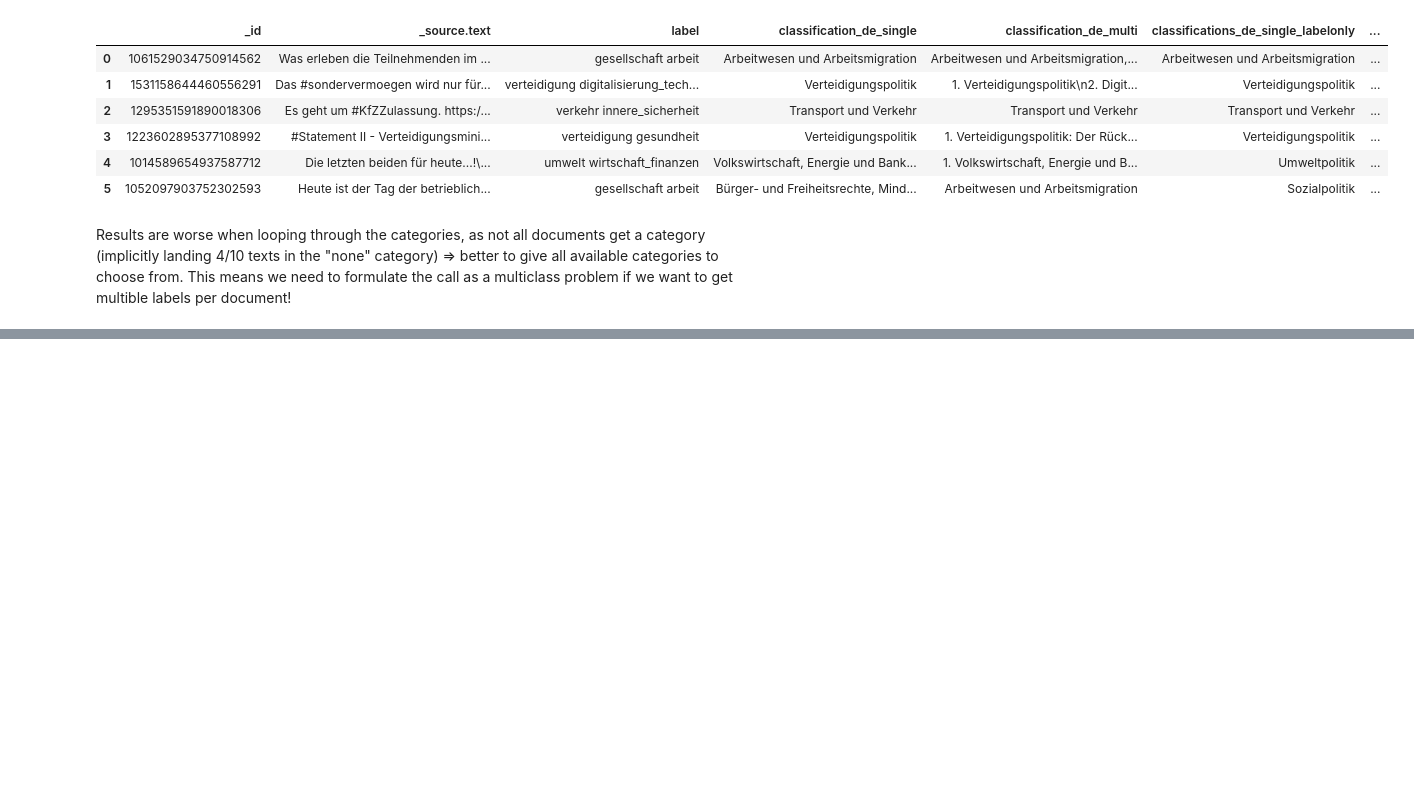
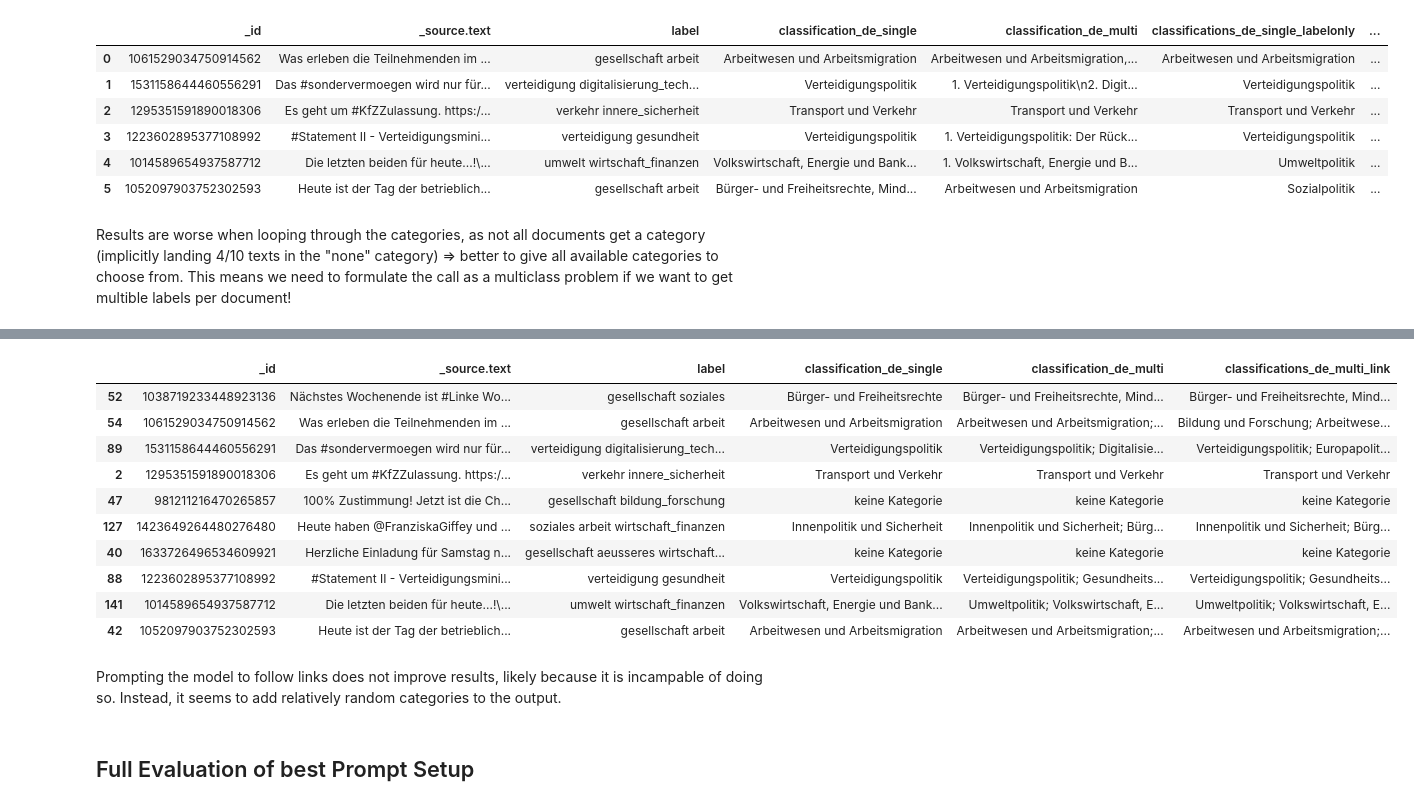
Before and after one commit to TimBMK/EPINetz_Transformer_Classification, a Jupyter notebook: zeroshot_openAI.ipynb, the cells around one changed output, grey strips where cells are left out. Cells and saved outputs as stored; diff of their text form; code cells hidden in the pictures; blank space fills up the shorter version.

Commit message:
full classification and benchmarking

```diff
--- a/zeroshot_openAI.ipynb
+++ b/zeroshot_openAI.ipynb
@@ -404,3 +410,9 @@ comp_results
 | 5 | 1052097903752302593 | Heute ist der Tag der betrieblich... | gesellschaft arbeit | Bürger- und Freiheitsrechte, Mind... | Arbeitwesen und Arbeitsmigration | Sozialpolitik | ... |
 # %% [markdown]
 Results are worse when looping through the categories, as not all documents get a category (implicitly landing 4/10 texts in the "none" category) => better to give all available categories to choose from. This means we need to formulate the call as a multiclass problem if we want to get multible labels per document!
+# %%
+# add additional promp to follow any links in the document and consider them in the classification process
+link_prompt = "Falls in dem Dokument Links vorkommen, folge diesen und berücksichtige den Inhalt der verlinkten Seiten bei deiner Entscheidung."
+
+classifications_de_multi_link = [classify_text(text, system_message = f"{context_de}\n{labels_definitions_de}\n\n{q_de_multi}\n{link_prompt}", model=MODEL) for text in test_input['_source.text']]
+classifications_de_multi_link
@@ -406,0 +430,19 @@ Results are worse when looping through the categories, as not all documents get
+# %%
+test_input['classifications_de_multi_link'] = classifications_de_multi_link
+test_input
+# %% [output]
+|  | _id | _source.text | label | classification_de_single | classification_de_multi | classifications_de_multi_link |
+| 52 | 1038719233448923136 | Nächstes Wochenende ist #Linke Wo... | gesellschaft soziales | Bürger- und Freiheitsrechte | Bürger- und Freiheitsrechte, Mind... | Bürger- und Freiheitsrechte, Mind... |
+| 54 | 1061529034750914562 | Was erleben die Teilnehmenden im ... | gesellschaft arbeit | Arbeitwesen und Arbeitsmigration | Arbeitwesen und Arbeitsmigration;... | Bildung und Forschung; Arbeitwese... |
+| 89 | 1531158644460556291 | Das #sondervermoegen wird nur für... | verteidigung digitalisierung_tech... | Verteidigungspolitik | Verteidigungspolitik; Digitalisie... | Verteidigungspolitik; Europapolit... |
+| 2 | 1295351591890018306 | Es geht um #KfZZulassung. https:/... | verkehr innere_sicherheit | Transport und Verkehr | Transport und Verkehr | Transport und Verkehr |
+| 47 | 981211216470265857 | 100% Zustimmung! Jetzt ist die Ch... | gesellschaft bildung_forschung | keine Kategorie | keine Kategorie | keine Kategorie |
+| 127 | 1423649264480276480 | Heute haben @FranziskaGiffey und ... | soziales arbeit wirtschaft_finanzen | Innenpolitik und Sicherheit | Innenpolitik und Sicherheit; Bürg... | Innenpolitik und Sicherheit; Bürg... |
+| 40 | 1633726496534609921 | Herzliche Einladung für Samstag n... | gesellschaft aeusseres wirtschaft... | keine Kategorie | keine Kategorie | keine Kategorie |
+| 88 | 1223602895377108992 | #Statement II - Verteidigungsmini... | verteidigung gesundheit | Verteidigungspolitik | Verteidigungspolitik; Gesundheits... | Verteidigungspolitik; Gesundheits... |
+| 141 | 1014589654937587712 | Die letzten beiden für heute...!\... | umwelt wirtschaft_finanzen | Volkswirtschaft, Energie und Bank... | Umweltpolitik; Volkswirtschaft, E... | Umweltpolitik; Volkswirtschaft, E... |
+| 42 | 1052097903752302593 | Heute ist der Tag der betrieblich... | gesellschaft arbeit | Arbeitwesen und Arbeitsmigration | Arbeitwesen und Arbeitsmigration;... | Arbeitwesen und Arbeitsmigration;... |
+# %% [markdown]
+Prompting the model to follow links does not improve results, likely because it is incampable of doing so. Instead, it seems to add relatively random categories to the output.
+# %% [markdown]
+## Full Evaluation of best Prompt Setup
```
Also changed, not shown: parts of 9 cells of this notebook.
